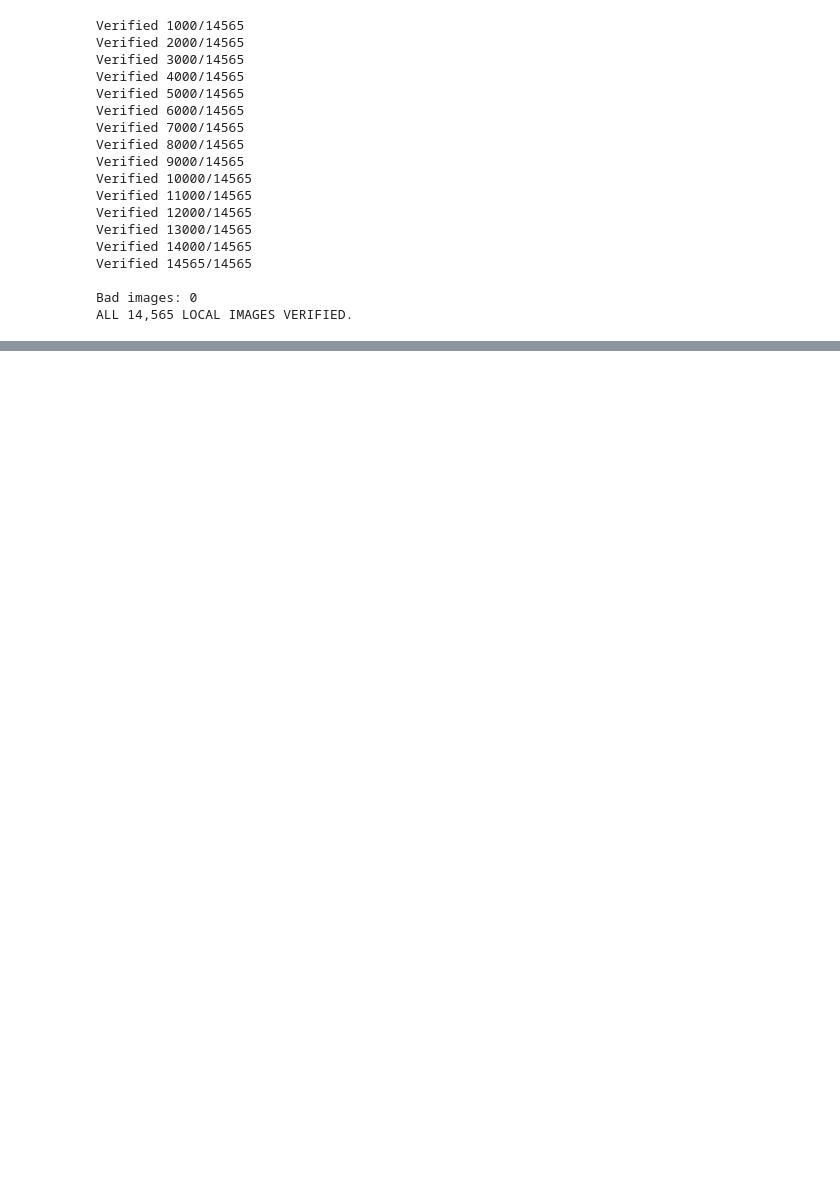
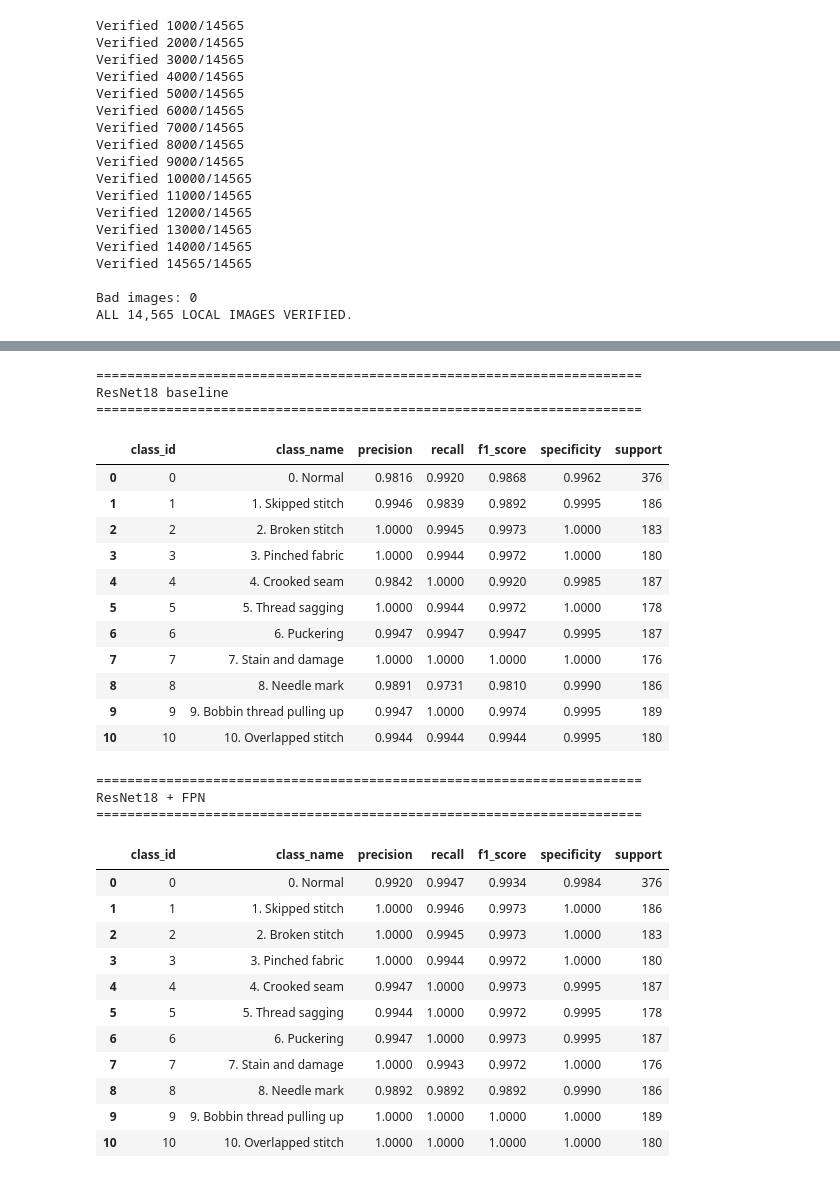
Before and after one commit to Amal-Anojan/stitching-defect-detection, a Jupyter notebook: Notebooks/resnet18_fpn_experiment.ipynb, the cells around one changed output, grey strips where cells are left out. Drawn from its saved outputs; the diff is of its cells as text; code cells hidden in the pictures; blank space fills up the shorter version.

```diff
--- a/Notebooks/resnet18_fpn_experiment.ipynb
+++ b/Notebooks/resnet18_fpn_experiment.ipynb
@@ -1696,0 +3418,51 @@ def train_model(
+# %%
+
+# ============================================================
+# PER-CLASS PERFORMANCE COMPARISON
+# ============================================================
+
+for name, result in evaluation_results.items():
+
+    print("\n" + "=" * 70)
+    print(name)
+    print("=" * 70)
+
+    display(
+        result["per_class"].style.format({
+            "precision": "{:.4f}",
+            "recall": "{:.4f}",
+            "f1_score": "{:.4f}",
+            "specificity": "{:.4f}"
+        })
+    )
+# %% [output]
+======================================================================
+ResNet18 baseline
+======================================================================
+|  | class_id | class_name | precision | recall | f1_score | specificity | support |
+| 0 | 0 | 0. Normal | 0.9816 | 0.9920 | 0.9868 | 0.9962 | 376 |
+| 1 | 1 | 1. Skipped stitch | 0.9946 | 0.9839 | 0.9892 | 0.9995 | 186 |
+| 2 | 2 | 2. Broken stitch | 1.0000 | 0.9945 | 0.9973 | 1.0000 | 183 |
+| 3 | 3 | 3. Pinched fabric | 1.0000 | 0.9944 | 0.9972 | 1.0000 | 180 |
+| 4 | 4 | 4. Crooked seam | 0.9842 | 1.0000 | 0.9920 | 0.9985 | 187 |
+| 5 | 5 | 5. Thread sagging | 1.0000 | 0.9944 | 0.9972 | 1.0000 | 178 |
+| 6 | 6 | 6. Puckering | 0.9947 | 0.9947 | 0.9947 | 0.9995 | 187 |
+| 7 | 7 | 7. Stain and damage | 1.0000 | 1.0000 | 1.0000 | 1.0000 | 176 |
+| 8 | 8 | 8. Needle mark | 0.9891 | 0.9731 | 0.9810 | 0.9990 | 186 |
+| 9 | 9 | 9. Bobbin thread pulling up | 0.9947 | 1.0000 | 0.9974 | 0.9995 | 189 |
+| 10 | 10 | 10. Overlapped stitch | 0.9944 | 0.9944 | 0.9944 | 0.9995 | 180 |
+======================================================================
+ResNet18 + FPN
+======================================================================
+|  | class_id | class_name | precision | recall | f1_score | specificity | support |
+| 0 | 0 | 0. Normal | 0.9920 | 0.9947 | 0.9934 | 0.9984 | 376 |
+| 1 | 1 | 1. Skipped stitch | 1.0000 | 0.9946 | 0.9973 | 1.0000 | 186 |
+| 2 | 2 | 2. Broken stitch | 1.0000 | 0.9945 | 0.9973 | 1.0000 | 183 |
+| 3 | 3 | 3. Pinched fabric | 1.0000 | 0.9944 | 0.9972 | 1.0000 | 180 |
+| 4 | 4 | 4. Crooked seam | 0.9947 | 1.0000 | 0.9973 | 0.9995 | 187 |
+| 5 | 5 | 5. Thread sagging | 0.9944 | 1.0000 | 0.9972 | 0.9995 | 178 |
+| 6 | 6 | 6. Puckering | 0.9947 | 1.0000 | 0.9973 | 0.9995 | 187 |
+| 7 | 7 | 7. Stain and damage | 1.0000 | 0.9943 | 0.9972 | 1.0000 | 176 |
+| 8 | 8 | 8. Needle mark | 0.9892 | 0.9892 | 0.9892 | 0.9990 | 186 |
+| 9 | 9 | 9. Bobbin thread pulling up | 1.0000 | 1.0000 | 1.0000 | 1.0000 | 189 |
+| 10 | 10 | 10. Overlapped stitch | 1.0000 | 1.0000 | 1.0000 | 1.0000 | 180 |
```
Also changed, not shown: parts of 27 cells of this notebook, 6 other files.
